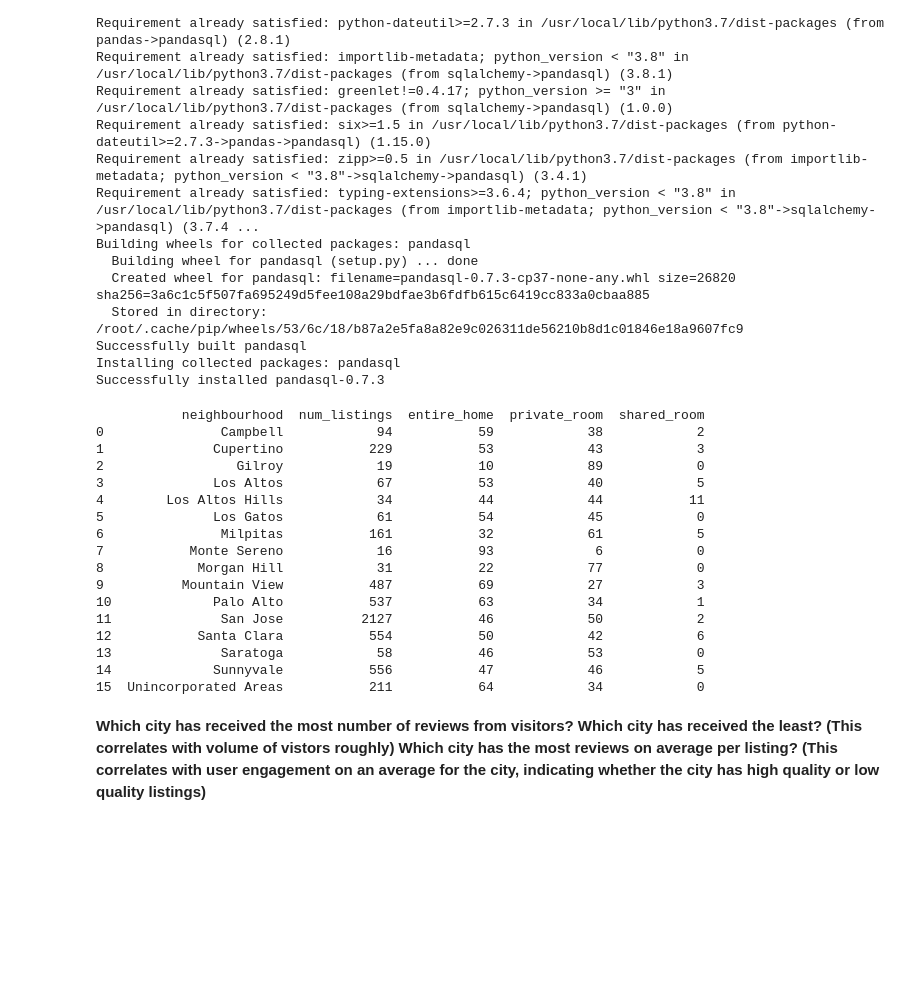
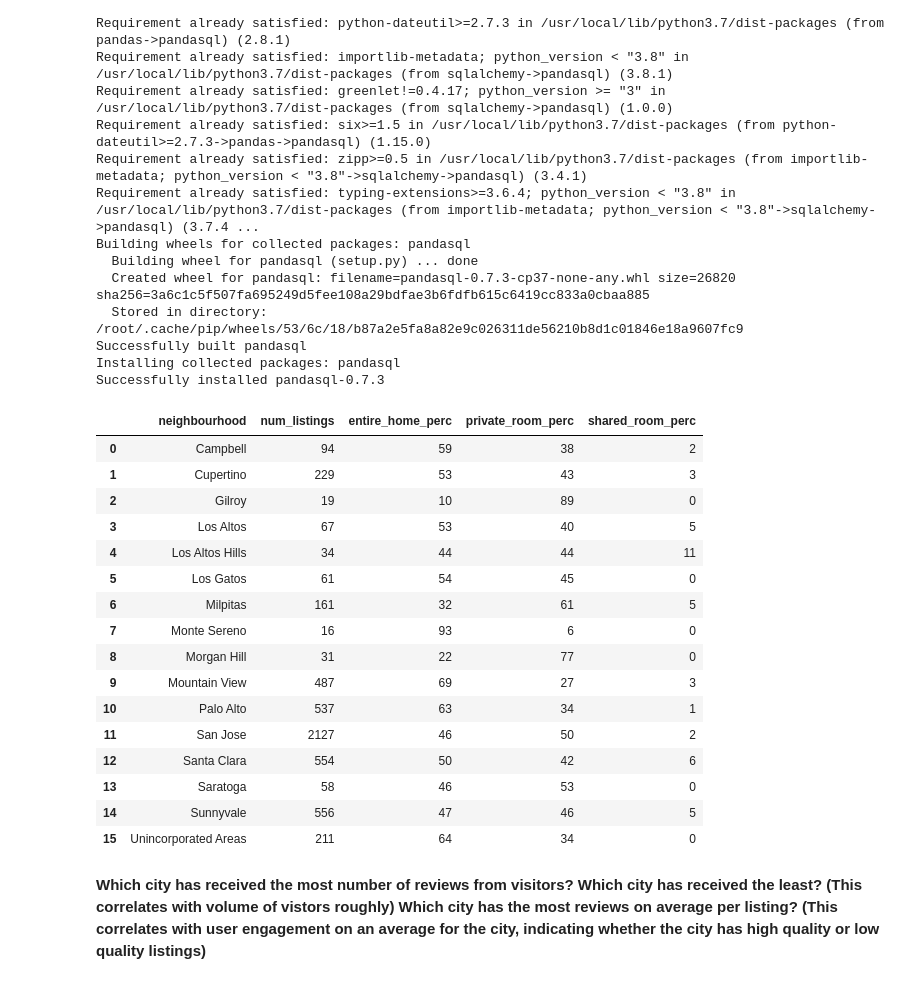
Before and after one commit to ysprem/airbnb-santaclara-analysis, a Jupyter notebook: airbnb_santaclara_county.ipynb, the cells around one changed output. Saved outputs shown, nothing was run; the diff lists cells and outputs as text; code cells hidden in the pictures; blank space fills up the shorter version.

```diff
--- a/airbnb_santaclara_county.ipynb
+++ b/airbnb_santaclara_county.ipynb
@@ -97,23 +97,25 @@ Successfully installed pandasql-0.7.3
 # %%
 from pandasql import sqldf
 # %%
-result1 = sqldf("SELECT neighbourhood, num_listings, entire_home*100/num_listings AS entire_home, private_room*100/num_listings AS private_room, shared_room*100/num_listings AS shared_room FROM (SELECT neighbourhood, COUNT(id) AS num_listings, SUM(CASE WHEN room_type LIKE 'Entire home/apt' THEN 1 ELSE 0 END) AS entire_home, SUM(CASE WHEN room_type LIKE 'Private room' THEN 1 ELSE 0 END) AS private_room, SUM(CASE WHEN room_type LIKE 'Shared room' THEN 1 ELSE 0 END) AS shared_room FROM df_listings GROUP BY neighbourhood)")
-print(result1)
+result1 = sqldf("SELECT neighbourhood, num_listings, entire_home*100/num_listings AS entire_home_perc, private_room*100/num_listings AS private_room_perc, shared_room*100/num_listings AS shared_room_perc FROM (SELECT neighbourhood, COUNT(id) AS num_listings, SUM(CASE WHEN room_type LIKE 'Entire home/apt' THEN 1 ELSE 0 END) AS entire_home, SUM(CASE WHEN room_type LIKE 'Private room' THEN 1 ELSE 0 END) AS private_room, SUM(CASE WHEN room_type LIKE 'Shared room' THEN 1 ELSE 0 END) AS shared_room FROM df_listings GROUP BY neighbourhood)")
-# %% [output]
-           neighbourhood  num_listings  entire_home  private_room  shared_room
-0               Campbell            94           59            38            2
-1              Cupertino           229           53            43            3
-2                 Gilroy            19           10            89            0
-3              Los Altos            67           53            40            5
-4        Los Altos Hills            34           44            44           11
-5              Los Gatos            61           54            45            0
-6               Milpitas           161           32            61            5
-7           Monte Sereno            16           93             6            0
-8            Morgan Hill            31           22            77            0
-9          Mountain View           487           69            27            3
-10             Palo Alto           537           63            34            1
-11              San Jose          2127           46            50            2
-12           Santa Clara           554           50            42            6
-13              Saratoga            58           46            53            0
-14             Sunnyvale           556           47            46            5
-15  Unincorporated Areas           211           64            34            0
+# %%
+from google.colab import data_table
+data_table.DataTable(result1, include_index=False)
+# %% [output]
+|  | neighbourhood | num_listings | entire_home_perc | private_room_perc | shared_room_perc |
+| 0 | Campbell | 94 | 59 | 38 | 2 |
+| 1 | Cupertino | 229 | 53 | 43 | 3 |
+| 2 | Gilroy | 19 | 10 | 89 | 0 |
+| 3 | Los Altos | 67 | 53 | 40 | 5 |
+| 4 | Los Altos Hills | 34 | 44 | 44 | 11 |
+| 5 | Los Gatos | 61 | 54 | 45 | 0 |
+| 6 | Milpitas | 161 | 32 | 61 | 5 |
+| 7 | Monte Sereno | 16 | 93 | 6 | 0 |
+| 8 | Morgan Hill | 31 | 22 | 77 | 0 |
+| 9 | Mountain View | 487 | 69 | 27 | 3 |
+| 10 | Palo Alto | 537 | 63 | 34 | 1 |
+| 11 | San Jose | 2127 | 46 | 50 | 2 |
+| 12 | Santa Clara | 554 | 50 | 42 | 6 |
+| 13 | Saratoga | 58 | 46 | 53 | 0 |
+| 14 | Sunnyvale | 556 | 47 | 46 | 5 |
+| 15 | Unincorporated Areas | 211 | 64 | 34 | 0 |
```
Also changed, not shown: parts of 3 cells of this notebook.
